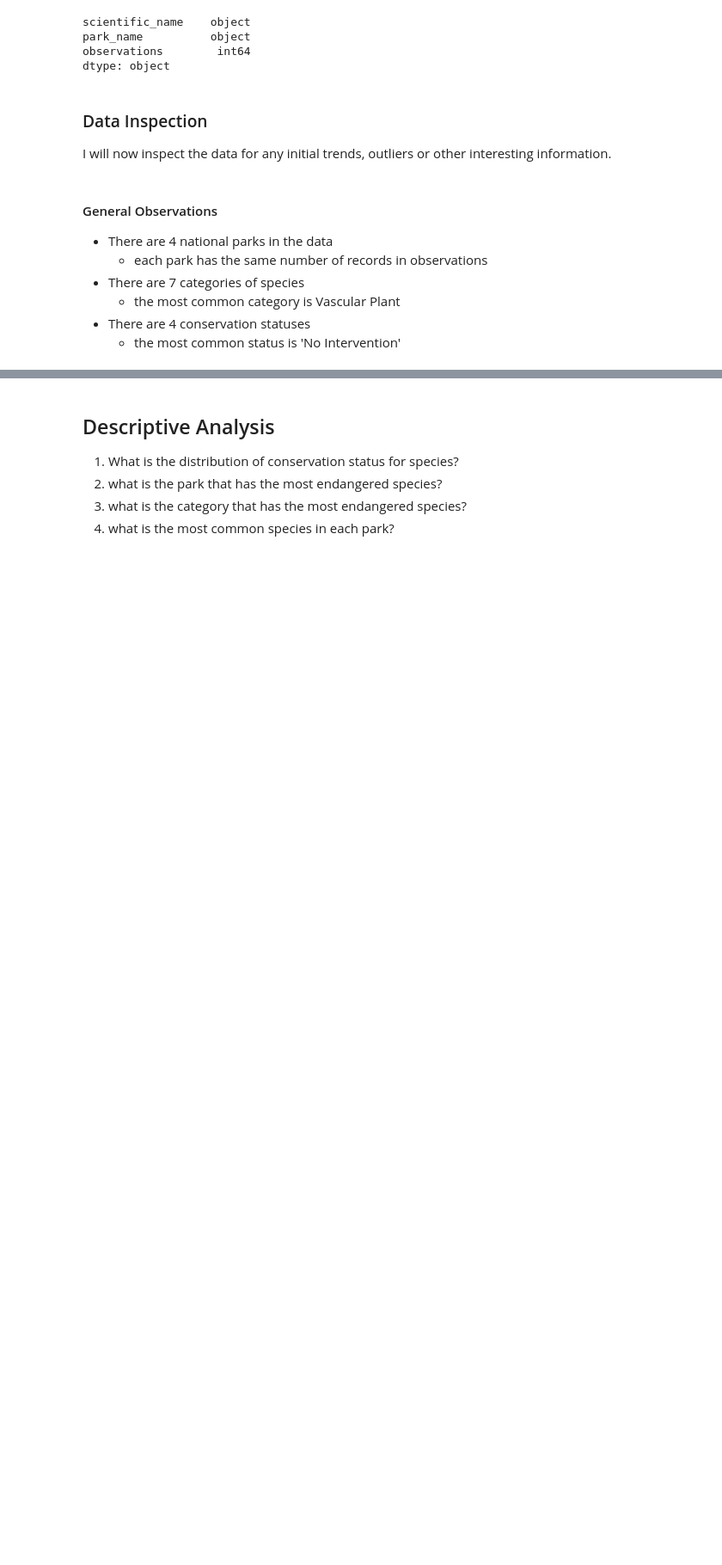
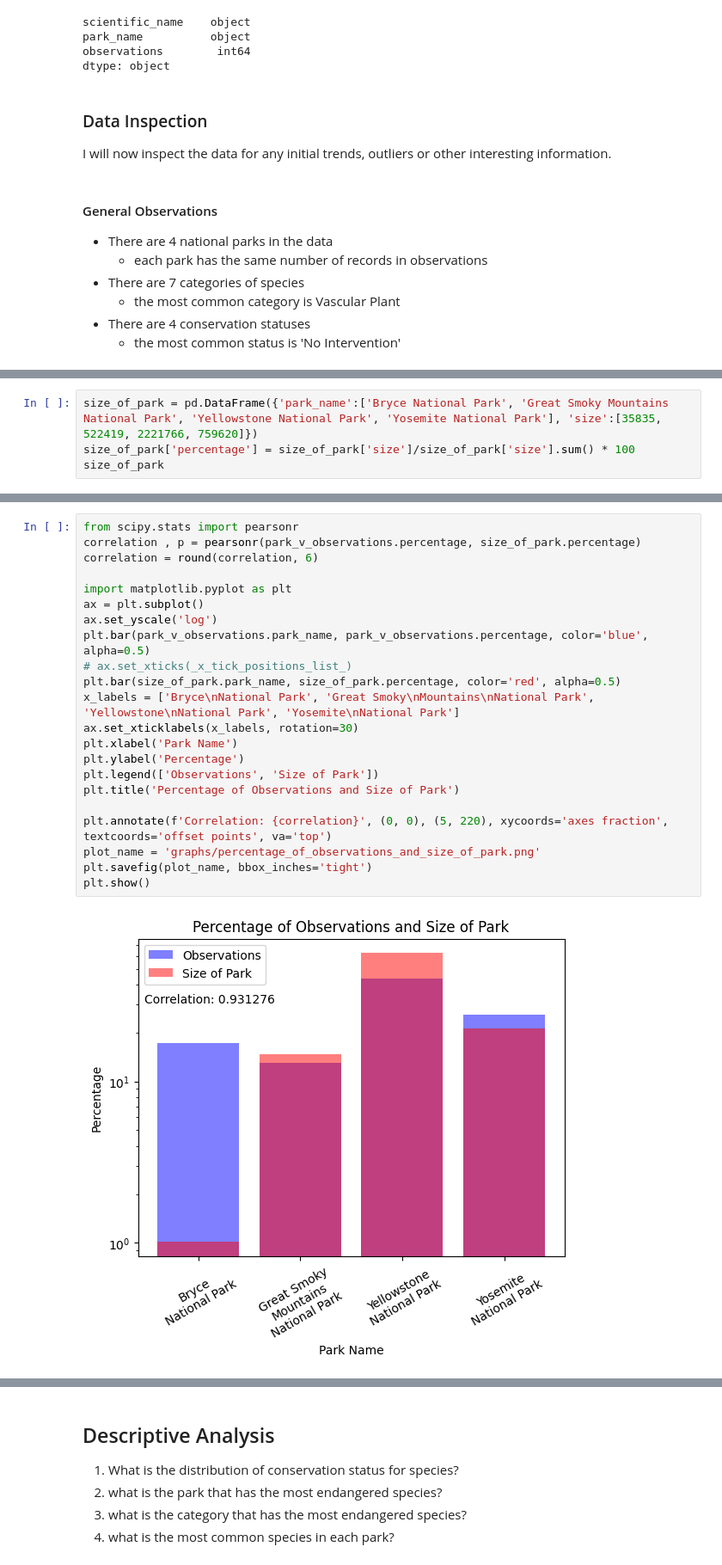
Before and after one commit to zxtheo/Codecademy-biodiversity-project, a Jupyter notebook: biodiversity.ipynb, the cells around one changed output, grey strips where cells are left out. Shown at 86% size. Saved outputs shown, nothing was run; the diff lists cells and outputs as text; blank space fills up the shorter version.

```diff
--- a/biodiversity.ipynb
+++ b/biodiversity.ipynb
@@ -278,0 +280,4 @@ observations_df.groupby('park_name').observations.sum().reset_index()
+# %%
+size_of_park = pd.DataFrame({'park_name':['Bryce National Park', 'Great Smoky Mountains National Park', 'Yellowstone National Park', 'Yosemite National Park'], 'size':[35835, 522419, 2221766, 759620]})
+size_of_park['percentage'] = size_of_park['size']/size_of_park['size'].sum() * 100
+size_of_park
@@ -279,2 +290,26 @@ observations_df.groupby('park_name').observations.sum().reset_index()
+# %%
+from scipy.stats import pearsonr
+correlation , p = pearsonr(park_v_observations.percentage, size_of_park.percentage)
+correlation = round(correlation, 6)
+
+import matplotlib.pyplot as plt
+ax = plt.subplot()
+ax.set_yscale('log')
+plt.bar(park_v_observations.park_name, park_v_observations.percentage, color='blue', alpha=0.5)
+# ax.set_xticks(_x_tick_positions_list_)
+plt.bar(size_of_park.park_name, size_of_park.percentage, color='red', alpha=0.5)
+x_labels = ['Bryce\nNational Park', 'Great Smoky\nMountains\nNational Park', 'Yellowstone\nNational Park', 'Yosemite\nNational Park']
+ax.set_xticklabels(x_labels, rotation=30)
+plt.xlabel('Park Name')
+plt.ylabel('Percentage')
+plt.legend(['Observations', 'Size of Park'])
+plt.title('Percentage of Observations and Size of Park')
+
+plt.annotate(f'Correlation: {correlation}', (0, 0), (5, 220), xycoords='axes fraction', textcoords='offset points', va='top')
+plot_name = 'graphs/percentage_of_observations_and_size_of_park.png'
+plt.savefig(plot_name, bbox_inches='tight')
+plt.show()
+# %% [output]
+[figure, added]
 # %%
 #number of obsrevations for each category
```
Also changed, not shown: parts of 23 cells of this notebook, 4 other files.
